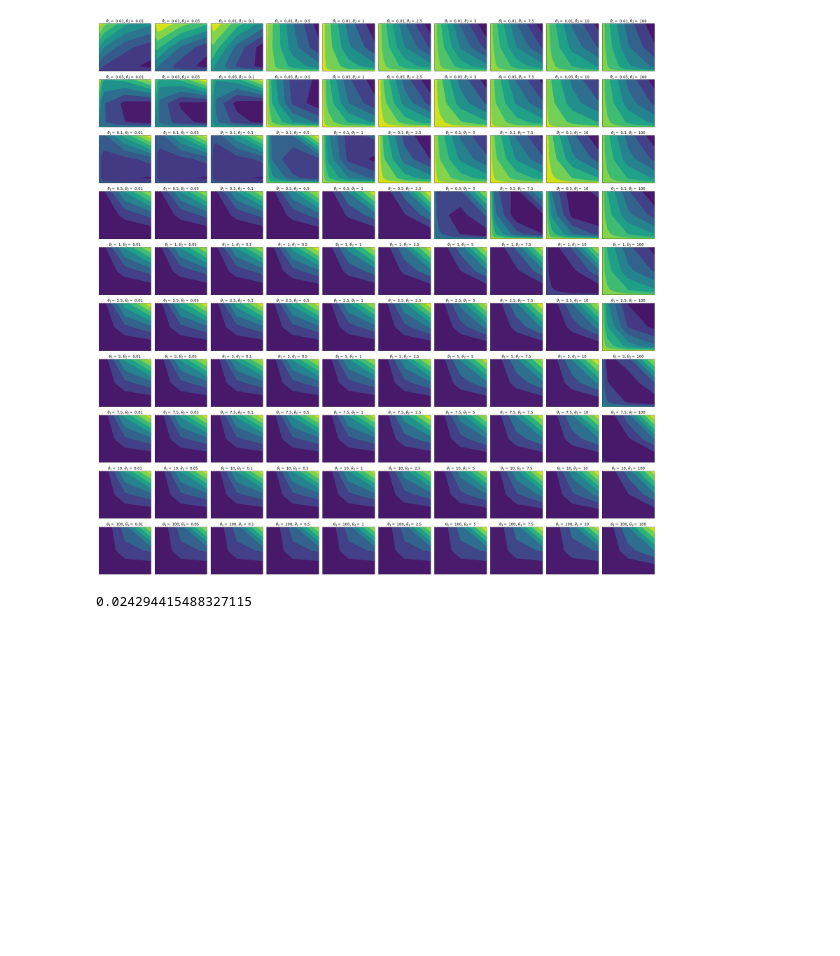
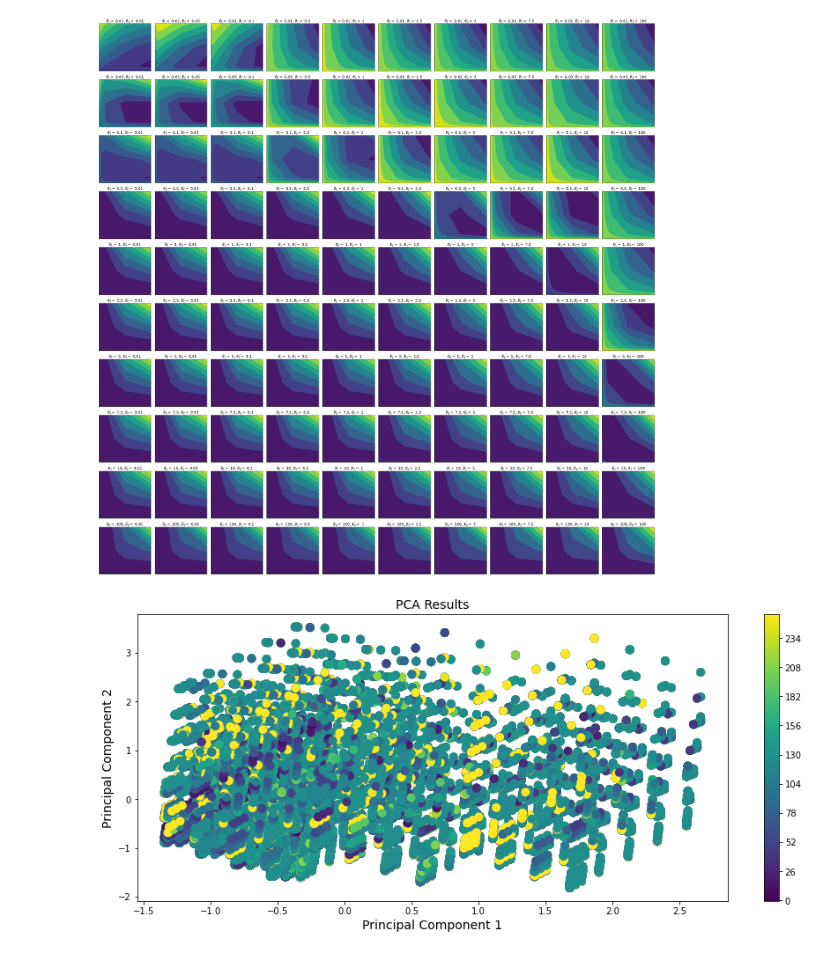
Before and after one commit to cjmerzbacher/msc-thesis, a Jupyter notebook: 6d_loss_landscape/6d_landscape_sundials.ipynb, the cells around one changed output. Cells and saved outputs as stored; diff of their text form; code cells hidden in the pictures; blank space fills up the shorter version.

```diff
--- a/6d_loss_landscape/6d_landscape_sundials.ipynb
+++ b/6d_loss_landscape/6d_landscape_sundials.ipynb
@@ -106,7 +126,41 @@ for i in range(10):
 fig.tight_layout()
 # %% [output]
 [figure]
-# %%
-results.loss.min()
-# %% [output]
-0.024294415488327115
+# %%
+results = pd.read_csv('6d_landscape_sundials.csv')
+results = results.loc[results.theta1 != 100].loc[results.theta2 != 100]
+# %%
+#PCA on loss landscape
+from sklearn.preprocessing import StandardScaler
+from sklearn.decomposition import PCA
+
+features = ['n1', 'n2', 'theta1', 'theta2', 'k1', 'k2']
+
+x = results.loc[:, features].values
+y = results.loc[:,['loss']].values
+
+#Normalize features
+x = StandardScaler().fit_transform(x)
+
+pca = PCA(n_components=2)
+principalComponents = pca.fit_transform(x)
+principalDf = pd.DataFrame(data = principalComponents
+             , columns = ['pc1', 'pc2'])
+finalDf = pd.concat([principalDf, results[['loss']]], axis = 1)
+# %%
+#Visualize PCA
+import matplotlib
+fig, axs = plt.subplots(1, 1, figsize=(15, 6))
+
+endpoint = 'PCA Results'
+ax = axs
+#sns.scatterplot(x='pc1', y='pc2', data = finalDf, hue='loss', ax=ax)
+plt.scatter(finalDf.pc1,finalDf.pc2,edgecolors='none',s=100,c=finalDf.loss,
+                norm=matplotlib.colors.NoNorm())
+plt.colorbar()
+ax.set_title(f'{endpoint}', fontsize=14)
+ax.set_xlabel('Principal Component 1', fontsize=14)
+ax.set_ylabel('Principal Component 2', fontsize=14)
+fig.savefig('PCA_results_nonorm.png')
+# %% [output]
+[figure, added]
```
Also changed, not shown: parts of 5 cells of this notebook, 21 other files.
